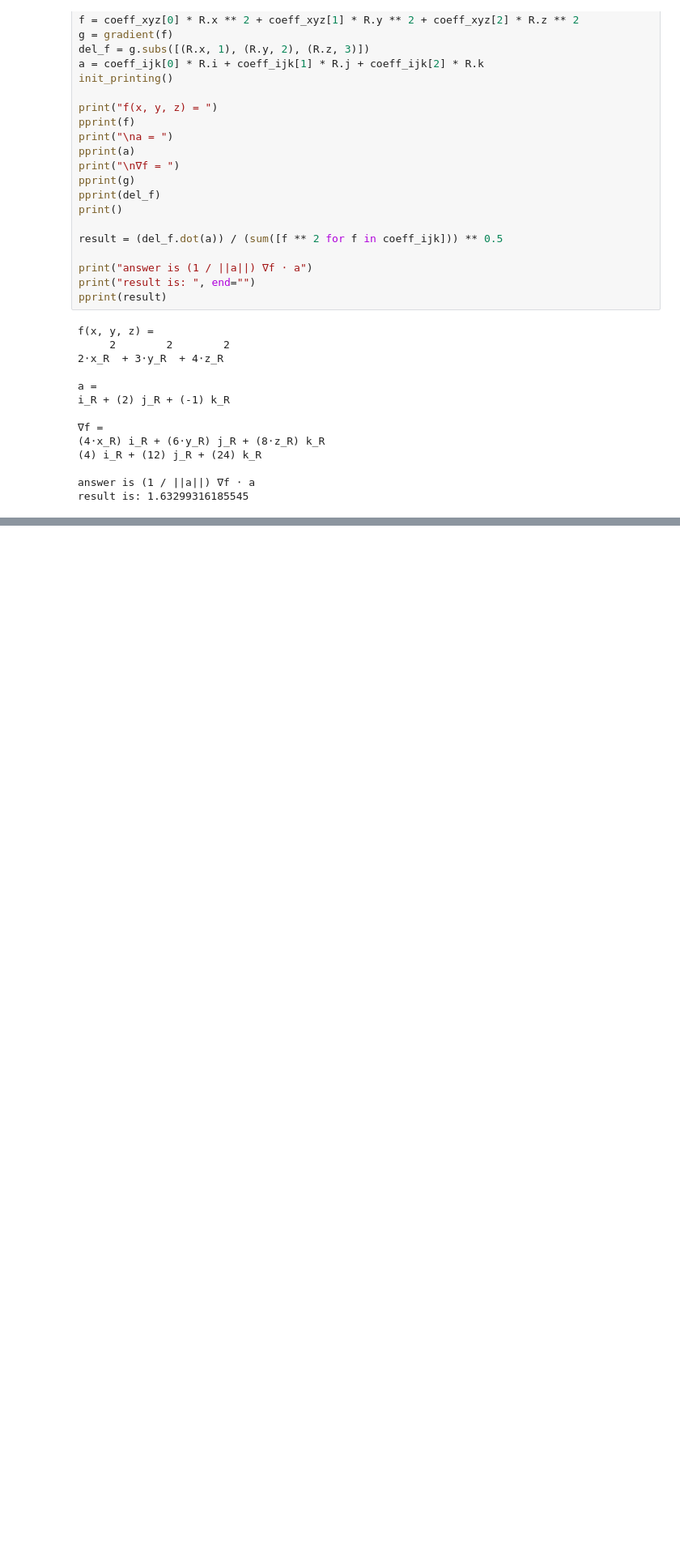
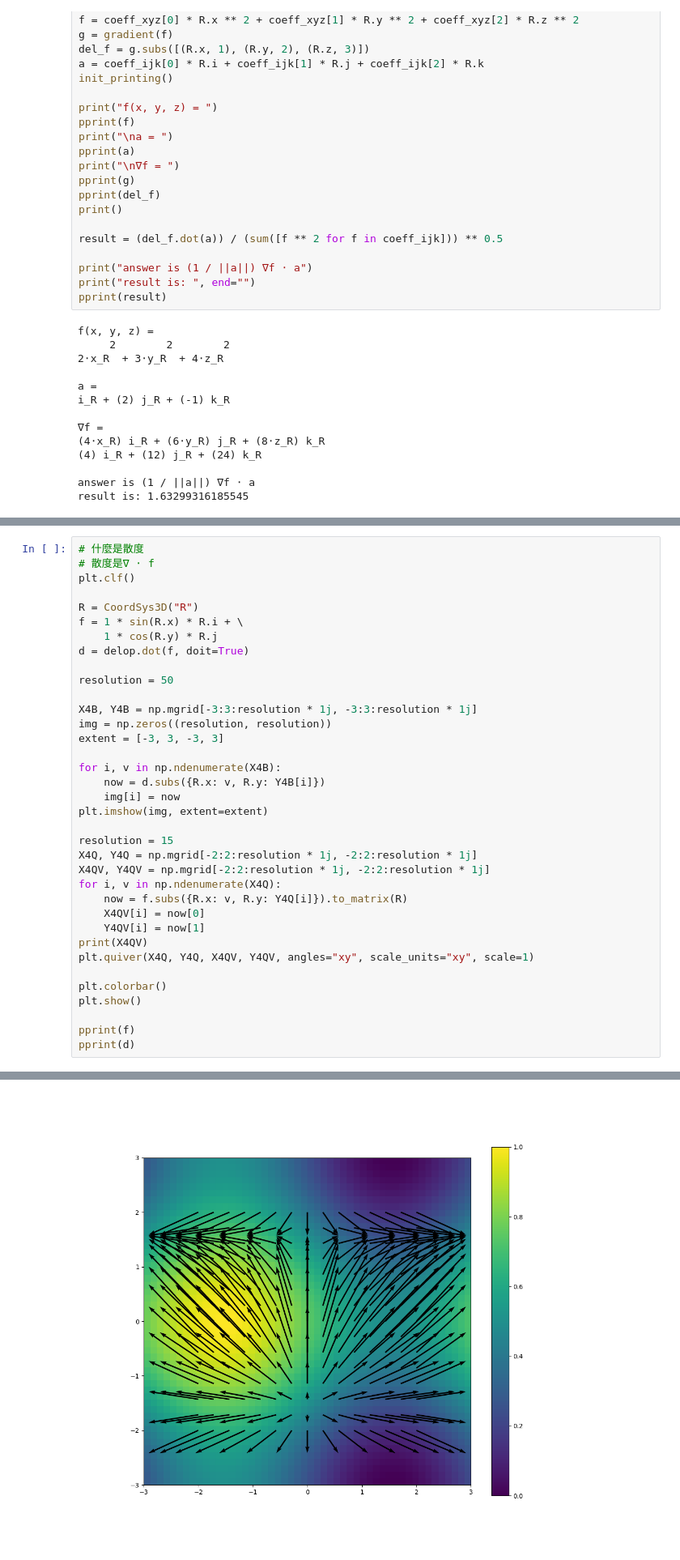
Before and after one commit to QuMCoding/QM-Book-Source, a Jupyter notebook: vector.ipynb, the cells around one changed output, grey strips where cells are left out. Shown at 81% size. Saved outputs shown, nothing was run; the diff lists cells and outputs as text; blank space fills up the shorter version.

```diff
--- a/vector.ipynb
+++ b/vector.ipynb
@@ -254,0 +225,37 @@ pprint(d)
+# %%
+# 什麼是散度
+# 散度是∇ ⋅ f
+plt.clf()
+
+R = CoordSys3D("R")
+f = 1 * sin(R.x) * R.i + \
+    1 * cos(R.y) * R.j
+d = delop.dot(f, doit=True)
+
+resolution = 50
+
+X4B, Y4B = np.mgrid[-3:3:resolution * 1j, -3:3:resolution * 1j]
+img = np.zeros((resolution, resolution))
+extent = [-3, 3, -3, 3]
+
+for i, v in np.ndenumerate(X4B):
+    now = d.subs({R.x: v, R.y: Y4B[i]})
+    img[i] = now
+plt.imshow(img, extent=extent)
+
+resolution = 15
+X4Q, Y4Q = np.mgrid[-2:2:resolution * 1j, -2:2:resolution * 1j]
+X4QV, Y4QV = np.mgrid[-2:2:resolution * 1j, -2:2:resolution * 1j]
+for i, v in np.ndenumerate(X4Q):
+    now = f.subs({R.x: v, R.y: Y4Q[i]}).to_matrix(R)
+    X4QV[i] = now[0]
+    Y4QV[i] = now[1]
+print(X4QV)
+plt.quiver(X4Q, Y4Q, X4QV, Y4QV, angles="xy", scale_units="xy", scale=1)
+
+plt.colorbar()
+plt.show()
+
+pprint(f)
+pprint(d)
+# %% [output]
@@ -254,0 +279 @@ pprint(d)
+[figure, added]
```
Also changed, not shown: parts of 8 cells of this notebook.
